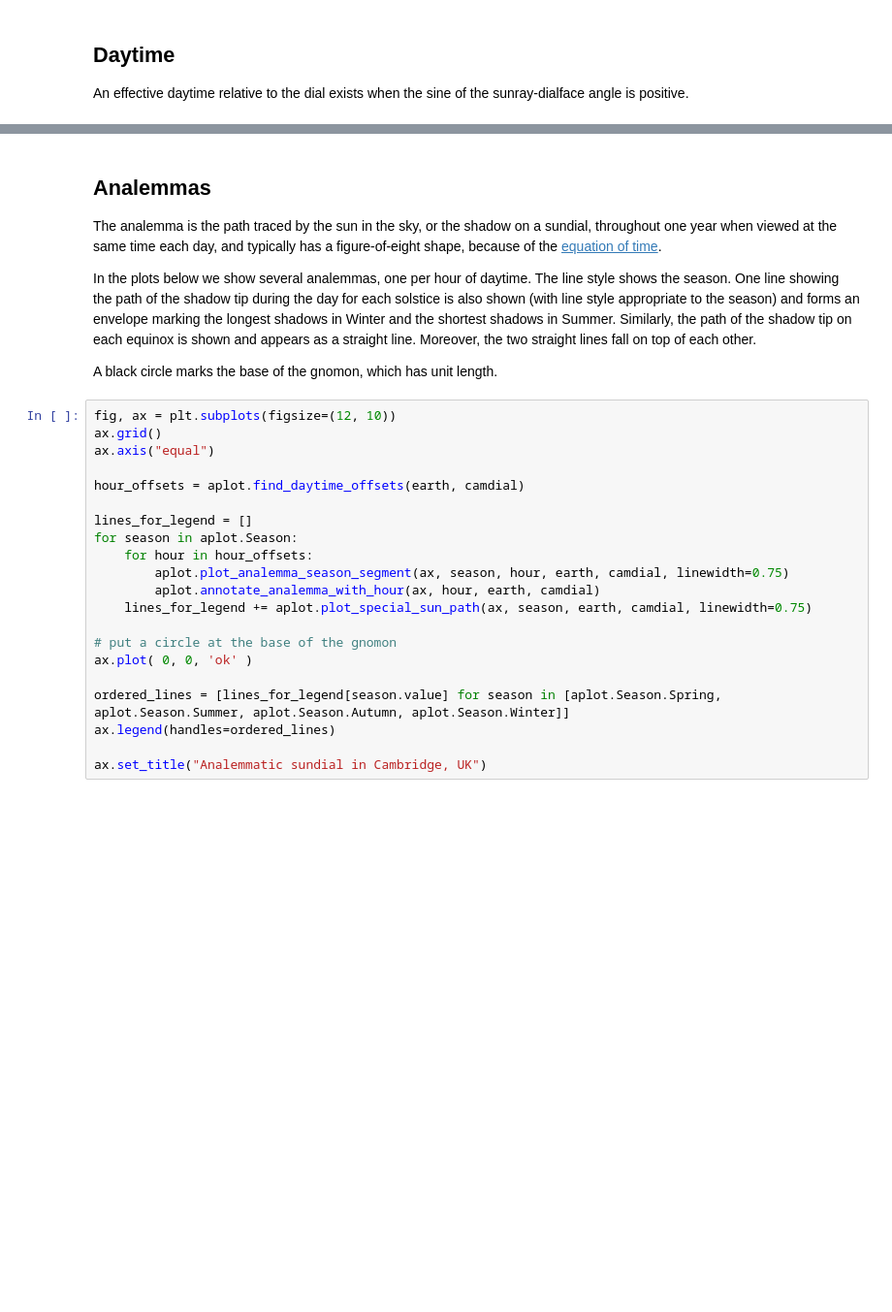
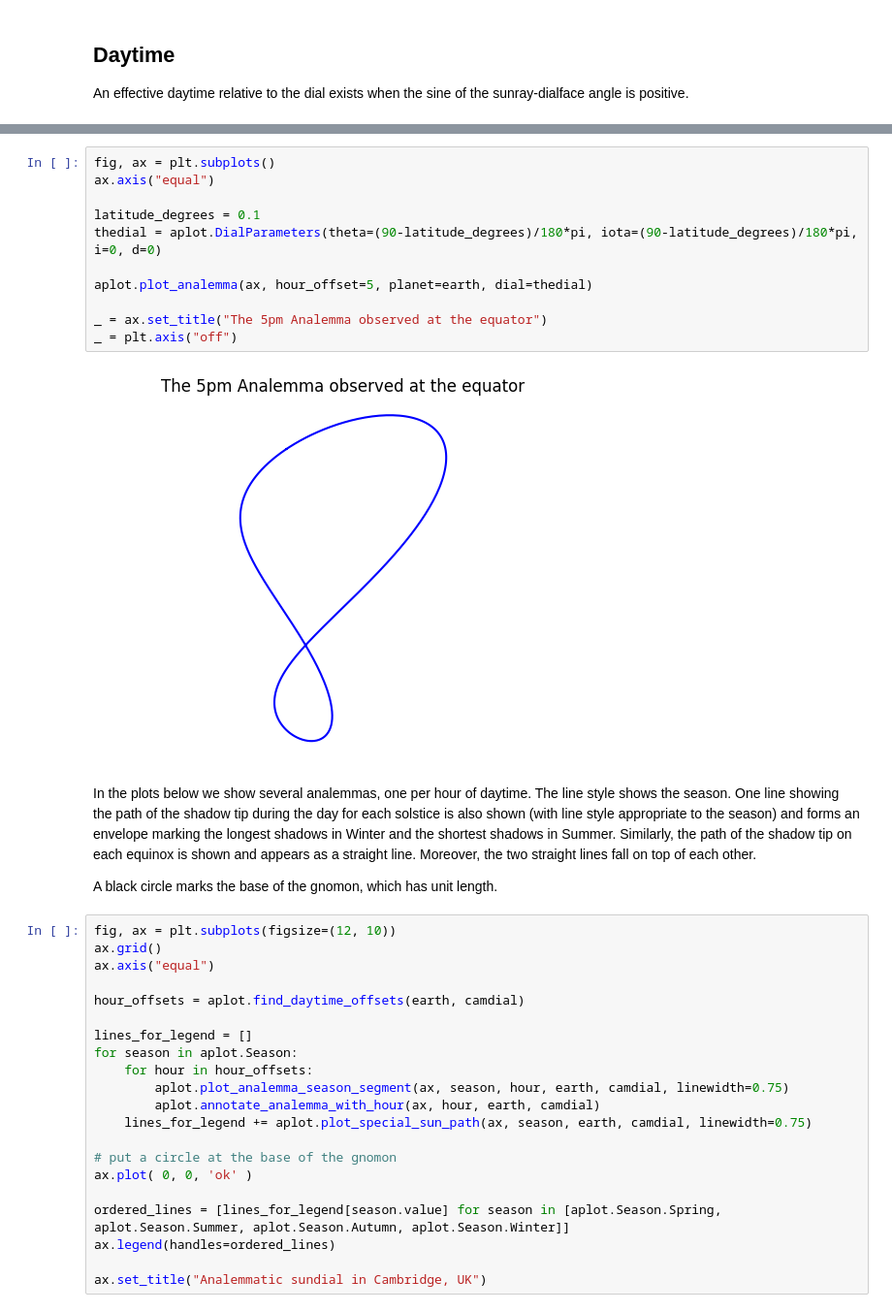
Before and after one commit to russellgoyder/analemma, a Jupyter notebook: docs/sundial_plots.ipynb, the cells around one changed output, grey strips where cells are left out. Shown at 97% size. Drawn from its saved outputs; the diff is of its cells as text; blank space fills up the shorter version.

```diff
--- a/docs/sundial_plots.ipynb
+++ b/docs/sundial_plots.ipynb
@@ -85,8 +68,17 @@ Text(0.5, 0.98, 'Daytime throughout the year')
+# %%
+fig, ax = plt.subplots()
+ax.axis("equal")
+
+latitude_degrees = 0.1
+thedial = aplot.DialParameters(theta=(90-latitude_degrees)/180*pi, iota=(90-latitude_degrees)/180*pi, i=0, d=0)
+
+aplot.plot_analemma(ax, hour_offset=5, planet=earth, dial=thedial)
+
+_ = ax.set_title("The 5pm Analemma observed at the equator")
+_ = plt.axis("off")
+# %% [output]
+[figure, added]
 # %% [markdown]
-## Analemmas
-
-The analemma is the path traced by the sun in the sky, or the shadow on a sundial, throughout one year when viewed at the same time each day, and typically has a figure-of-eight shape, because of the [equation of time](equation_of_time.md).
-
 In the plots below we show several analemmas, one per hour of daytime. The line style shows the season. One line showing the path of the shadow tip during the day for each solstice is also shown (with line style appropriate to the season) and forms an envelope marking the longest shadows in Winter and the shortest shadows in Summer. Similarly, the path of the shadow tip on each equinox is shown and appears as a straight line. Moreover, the two straight lines fall on top of each other.
 
 A black circle marks the base of the gnomon, which has unit length.
```
Also changed, not shown: parts of 5 cells of this notebook, 7 other files.
